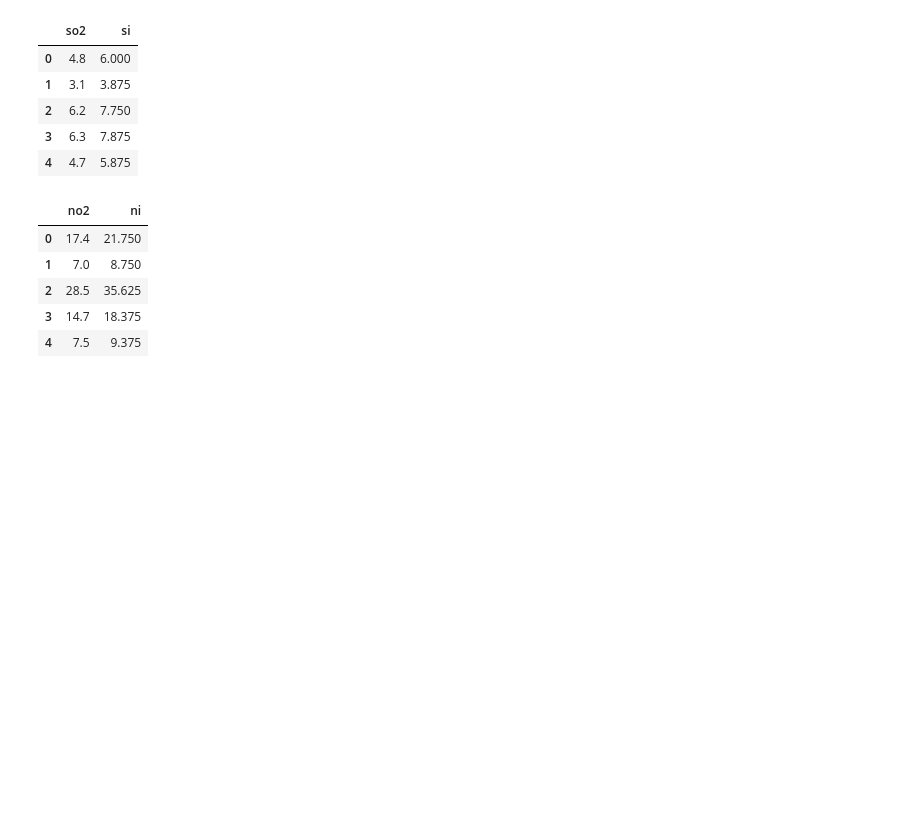
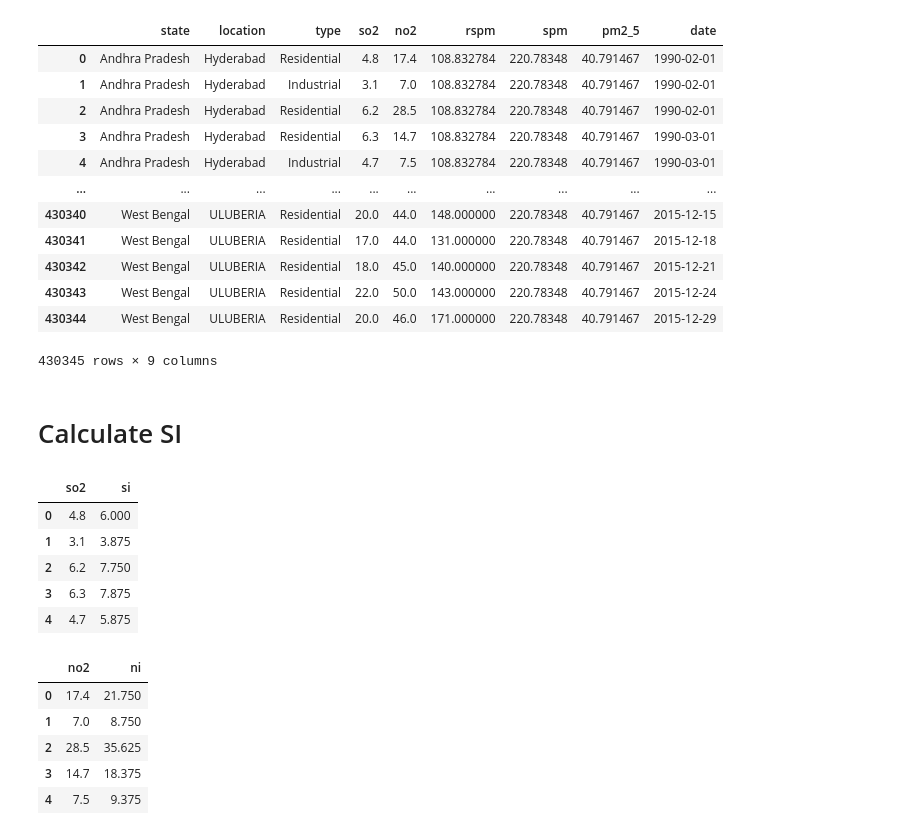
Before and after one commit to soulbrooxx/indian-air, a Jupyter notebook: idian-air.ipynb, the cells around one changed output. Saved outputs shown, nothing was run; the diff lists cells and outputs as text; code cells hidden in the pictures; blank space fills up the shorter version.

```diff
--- a/idian-air.ipynb
+++ b/idian-air.ipynb
@@ -16,0 +44,14 @@ data.head()
+# %%
+cleaning_map = {
+    'Residential, Rural and other Areas': 'Residential',
+    'Residential and others': 'Residential',
+    'RIRUO': 'Residential',
+    'Industrial Area': 'Industrial',
+    'Industrial Areas': 'Industrial',
+    'Sensitive Area': 'Sensitive',
+    'Sensitive Areas': 'Sensitive'
+}
+
+data['type'] = data['type'].replace(cleaning_map)
+
+print(data)
@@ -16,0 +76,26 @@ data.head()
+# %%
+data.drop(index=[435739,435740,435741],inplace=True)
+# %%
+columns_to_fill = ['so2', 'no2','rspm','spm','pm2_5']  # Specify the columns you want to fill
+
+# Fill NaN values in the specified columns with their respective means
+for column in columns_to_fill:
+    data[column] = data[column].fillna(data[column].mean())
+# %%
+data.dropna(inplace=True)
+data.head()
+data.reset_index(drop=True)
+# %% [output]
+|  | state | location | type | so2 | no2 | rspm | spm | pm2_5 | date |
+| 0 | Andhra Pradesh | Hyderabad | Residential | 4.8 | 17.4 | 108.832784 | 220.78348 | 40.791467 | 1990-02-01 |
+| 1 | Andhra Pradesh | Hyderabad | Industrial | 3.1 | 7.0 | 108.832784 | 220.78348 | 40.791467 | 1990-02-01 |
+| 2 | Andhra Pradesh | Hyderabad | Residential | 6.2 | 28.5 | 108.832784 | 220.78348 | 40.791467 | 1990-02-01 |
+| 3 | Andhra Pradesh | Hyderabad | Residential | 6.3 | 14.7 | 108.832784 | 220.78348 | 40.791467 | 1990-03-01 |
+| 4 | Andhra Pradesh | Hyderabad | Industrial | 4.7 | 7.5 | 108.832784 | 220.78348 | 40.791467 | 1990-03-01 |
+| ... | ... | ... | ... | ... | ... | ... | ... | ... | ... |
+| 430340 | West Bengal | ULUBERIA | Residential | 20.0 | 44.0 | 148.000000 | 220.78348 | 40.791467 | 2015-12-15 |
+| 430341 | West Bengal | ULUBERIA | Residential | 17.0 | 44.0 | 131.000000 | 220.78348 | 40.791467 | 2015-12-18 |
+| 430342 | West Bengal | ULUBERIA | Residential | 18.0 | 45.0 | 140.000000 | 220.78348 | 40.791467 | 2015-12-21 |
+| 430343 | West Bengal | ULUBERIA | Residential | 22.0 | 50.0 | 143.000000 | 220.78348 | 40.791467 | 2015-12-24 |
+| 430344 | West Bengal | ULUBERIA | Residential | 20.0 | 46.0 | 171.000000 | 220.78348 | 40.791467 | 2015-12-29 |
+430345 rows × 9 columns
@@ -17,3 +104,5 @@ data.head()
+# %% [markdown]
+# Calculate SI
 # %%
 def calculate_si(so2):
     si=0
```
Also changed, not shown: parts of 10 cells of this notebook, 36 other files.
